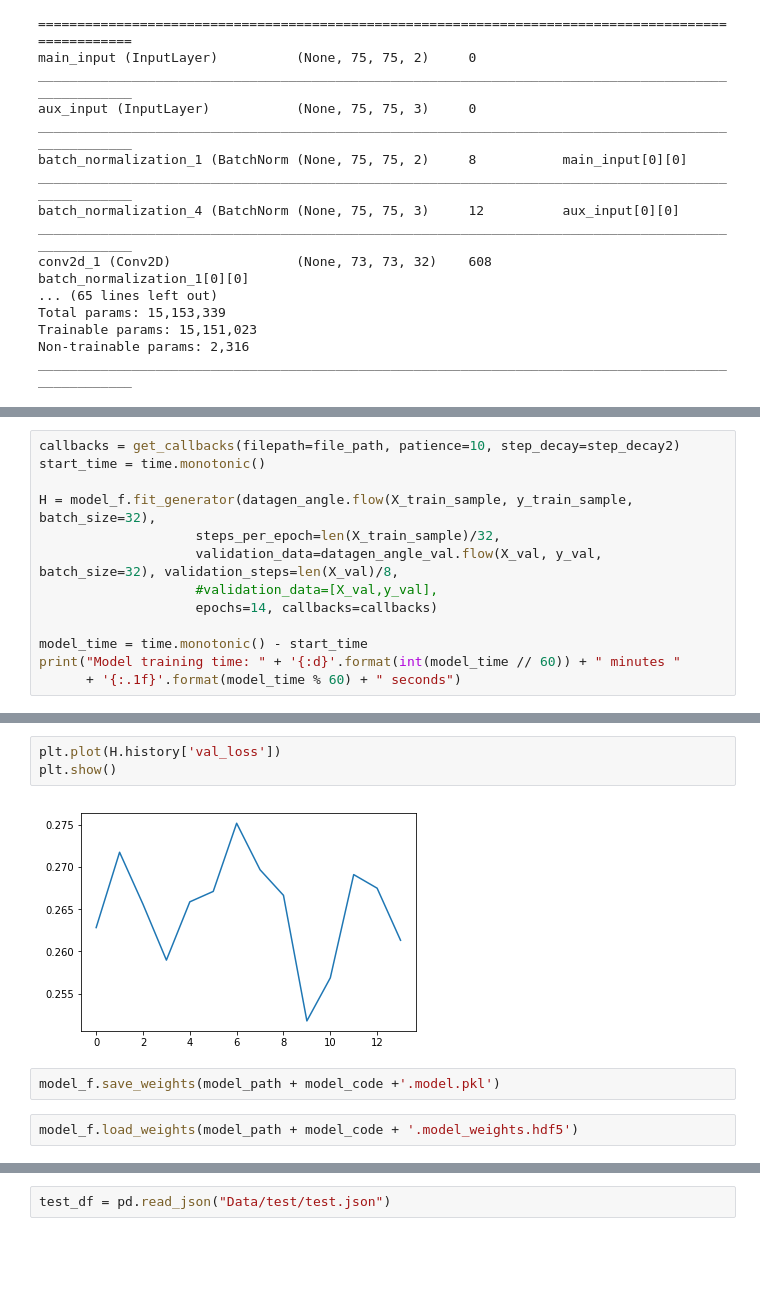
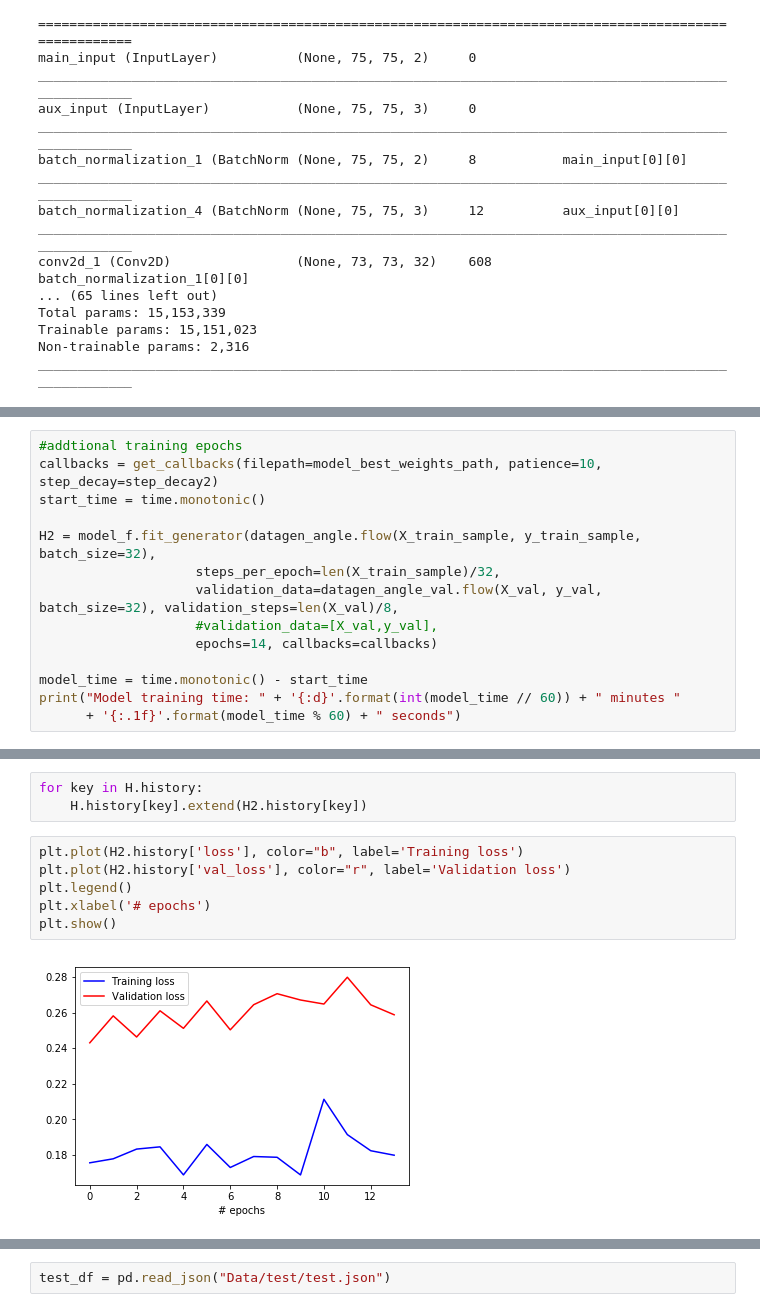
Before and after one commit to MarekKZielinski/Statoil-C-CORE-Iceberg-Classifier-Challenge, a Jupyter notebook: Iceberg-notebook.ipynb, the cells around one changed output, grey strips where cells are left out. Drawn from its saved outputs; the diff is of its cells as text; blank space fills up the shorter version.

```diff
--- a/Iceberg-notebook.ipynb
+++ b/Iceberg-notebook.ipynb
@@ -411,8 +413,9 @@ plt.show()
 # %%
-callbacks = get_callbacks(filepath=file_path, patience=10, step_decay=step_decay2)
+#addtional training epochs
+callbacks = get_callbacks(filepath=model_best_weights_path, patience=10, step_decay=step_decay2)
 start_time = time.monotonic()
 
-H = model_f.fit_generator(datagen_angle.flow(X_train_sample, y_train_sample, batch_size=32),
+H2 = model_f.fit_generator(datagen_angle.flow(X_train_sample, y_train_sample, batch_size=32),
                     steps_per_epoch=len(X_train_sample)/32,
                     validation_data=datagen_angle_val.flow(X_val, y_val, batch_size=32), validation_steps=len(X_val)/8,
                     #validation_data=[X_val,y_val],
@@ -447,9 +445,11 @@ plt.show()
-# %%
-plt.plot(H.history['val_loss'])
-plt.show()
-# %% [output]
-[figure, removed]
-# %%
-model_f.save_weights(model_path + model_code +'.model.pkl')
-# %%
-model_f.load_weights(model_path + model_code + '.model_weights.hdf5')
+# %%
+for key in H.history:
+    H.history[key].extend(H2.history[key])
+# %%
+plt.plot(H2.history['loss'], color="b", label='Training loss')
+plt.plot(H2.history['val_loss'], color="r", label='Validation loss')
+plt.legend()
+plt.xlabel('# epochs')
+plt.show()
+# %% [output]
+[figure, added]
```
Also changed, not shown: parts of 32 cells of this notebook, 2 other files.
